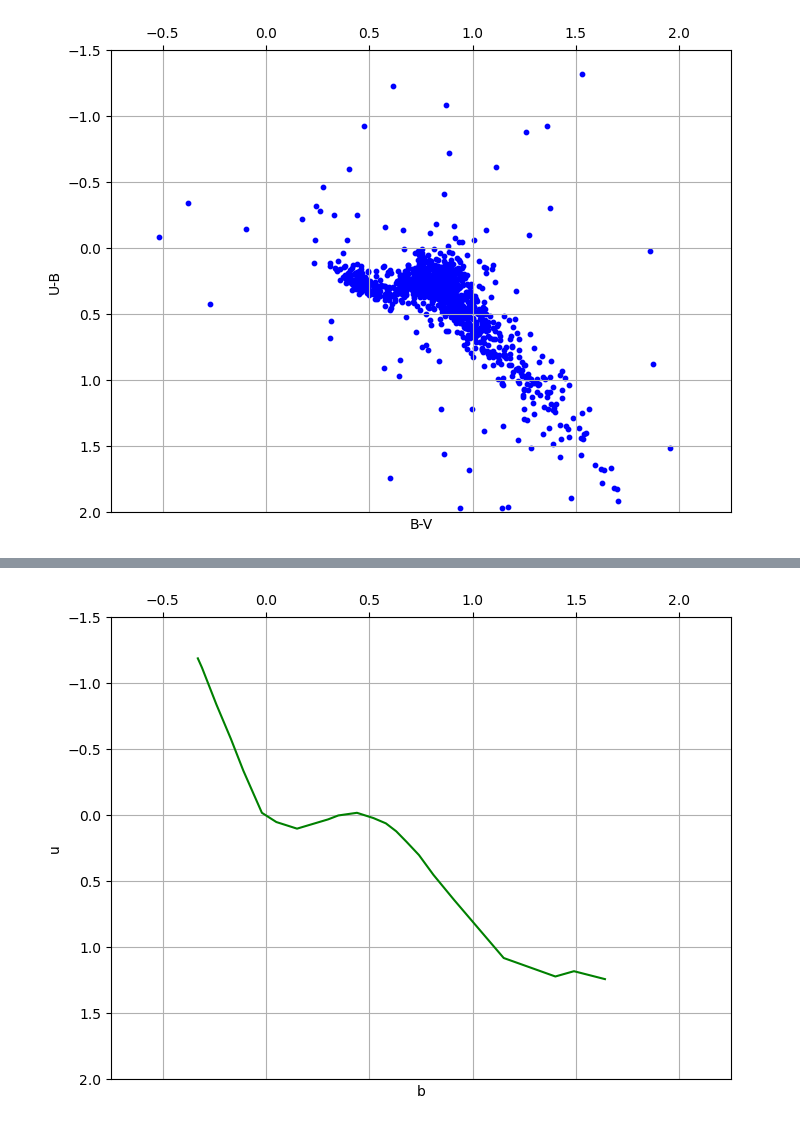
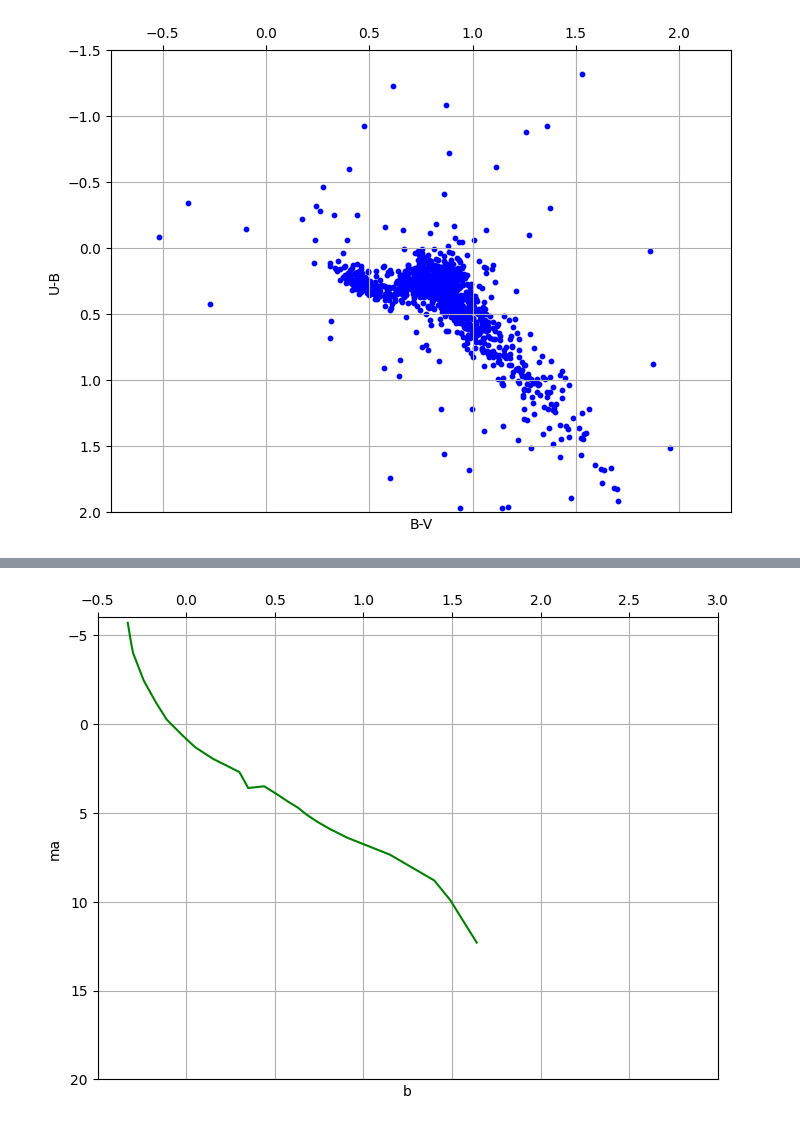
Before and after one commit to LennyRBriones/ngc-7245-co-project, a Jupyter notebook: ngc_7245_magnitud_data.ipynb, the cells around one changed output, grey strips where cells are left out. Cells and saved outputs as stored; diff of their text form; code cells hidden in the pictures.

Commit message:
data from url, zipfile, variables, csv changed

```diff
--- a/ngc_7245_magnitud_data.ipynb
+++ b/ngc_7245_magnitud_data.ipynb
@@ -10,0 +24,3 @@ from zipfile import ZipFile
+# %%
+dataset_zip = ZipFile("dataset.zip") #descompress data
+dataset_zip.filelist
@@ -11,2 +29,5 @@ from zipfile import ZipFile
+# %%
+dataset = dataset_zip.open("dataset2.csv")
+df = pd.read_csv(dataset,index_col = [0]) #Always it´s neccesary modify the first column
 # %% [markdown]
 ## Dataset Exploring
@@ -106,26 +150,25 @@ plt.show()
 # %%
 import matplotlib.pyplot as plt
 
-# Datos de b y u
-u = [-1.19, -1.12, -1.08, -0.84, -0.58, -0.34, -0.02, 0.05, 0.1, 0.03, 0, -0.02, 0.02, 0.06, 0.12, 0.2, 0.3, 0.45, 0.64, 1.08, 1.22, 1.18, 1.24]
-b = [-0.33, -0.31, -0.3, -0.24, -0.17, -0.11, -0.02, 0.05, 0.15, 0.3, 0.35, 0.44, 0.52, 0.58, 0.63, 0.68, 0.74, 0.81, 0.91, 1.15, 1.4, 1.49, 1.64]
-
+# Datos de b y la magnitud obsoluta
+ma = df['AbsoluteMagn.']
+b = df['B-Vindex']
 # Graficar los datos
 plt.figure(figsize=(8, 6))
-plt.plot(b, u, linestyle='-', color='green')
+plt.plot(b, ma, linestyle='-', color='green')
 plt.xlabel('b')
-plt.ylabel('u')
+plt.ylabel('ma')
 plt.gca().invert_yaxis()  # Invierte el eje Y
 plt.gca().xaxis.tick_top()  # Coloca el eje X en la parte superior
 plt.grid(True)
 
 # Establece los límites en los ejes X e Y
-plt.xlim(-0.75,2.25)
-plt.ylim(2,-1.5)
+plt.xlim(-0.5,3)
+plt.ylim(20,-6)
 
 plt.show()
 # %% [output]
-[figure, old version]
+[figure, new version]
 # %%
 import matplotlib.pyplot as plt
 
```
Also changed, not shown: parts of 21 cells of this notebook.
